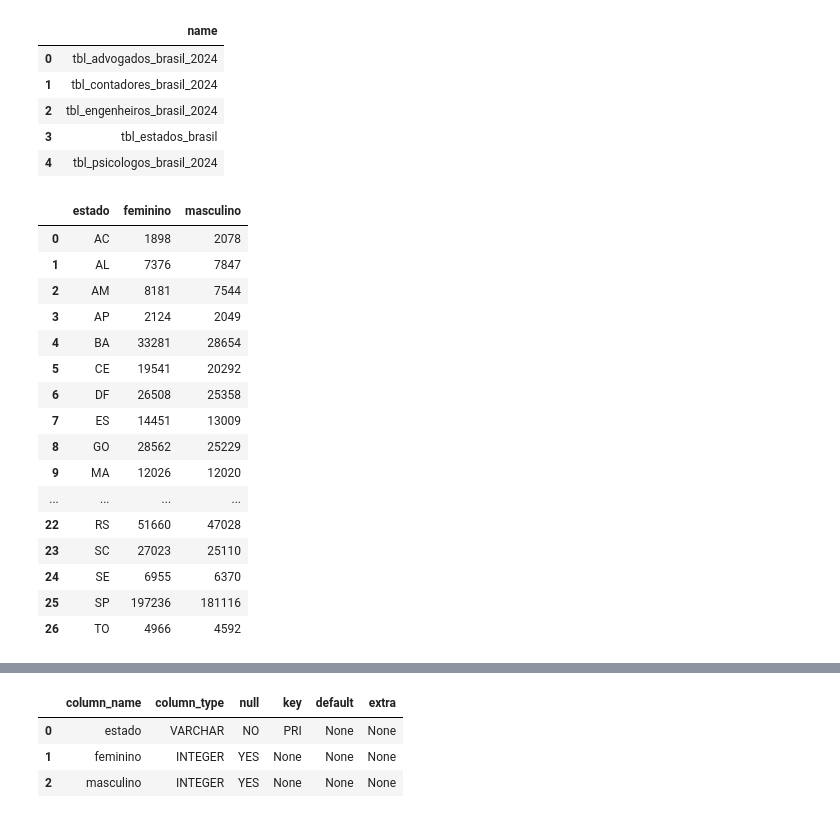
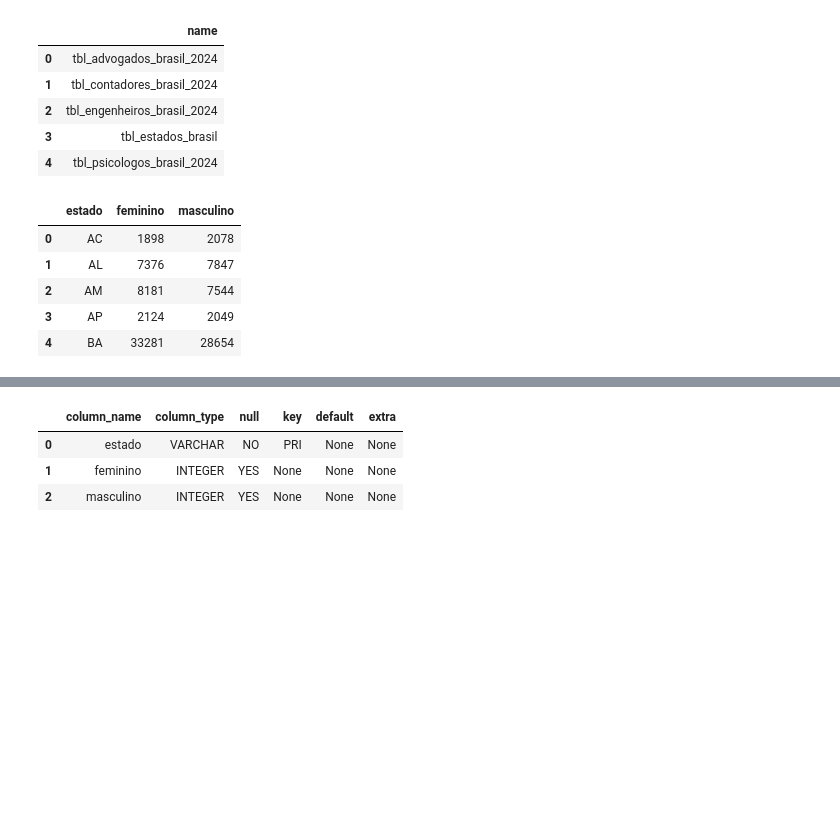
Before and after one commit to gfill99/distribuicao-de-profissoes, a Jupyter notebook: analise_de_dados/app/analise_de_dados.ipynb, the cells around one changed output, grey strips where cells are left out. Saved outputs shown, nothing was run; the diff lists cells and outputs as text; code cells hidden in the pictures; blank space fills up the shorter version.

```diff
--- a/analise_de_dados/app/analise_de_dados.ipynb
+++ b/analise_de_dados/app/analise_de_dados.ipynb
@@ -26,23 +26,12 @@ tabelas = {
 
 tabela = {nome: con.execute(f"SELECT * FROM {tabela}").df() for nome, tabela in tabelas.items()}
 # %%
-tabela['advogados']
+tabela['advogados'].head()
 # %% [output]
 |  | estado | feminino | masculino |
 | 0 | AC | 1898 | 2078 |
 | 1 | AL | 7376 | 7847 |
 | 2 | AM | 8181 | 7544 |
 | 3 | AP | 2124 | 2049 |
 | 4 | BA | 33281 | 28654 |
-| 5 | CE | 19541 | 20292 |
-| 6 | DF | 26508 | 25358 |
-| 7 | ES | 14451 | 13009 |
-| 8 | GO | 28562 | 25229 |
-| 9 | MA | 12026 | 12020 |
-| ... | ... | ... | ... |
-| 22 | RS | 51660 | 47028 |
-| 23 | SC | 27023 | 25110 |
-| 24 | SE | 6955 | 6370 |
-| 25 | SP | 197236 | 181116 |
-| 26 | TO | 4966 | 4592 |
 # %%
```
Also changed, not shown: parts of 21 cells of this notebook.
